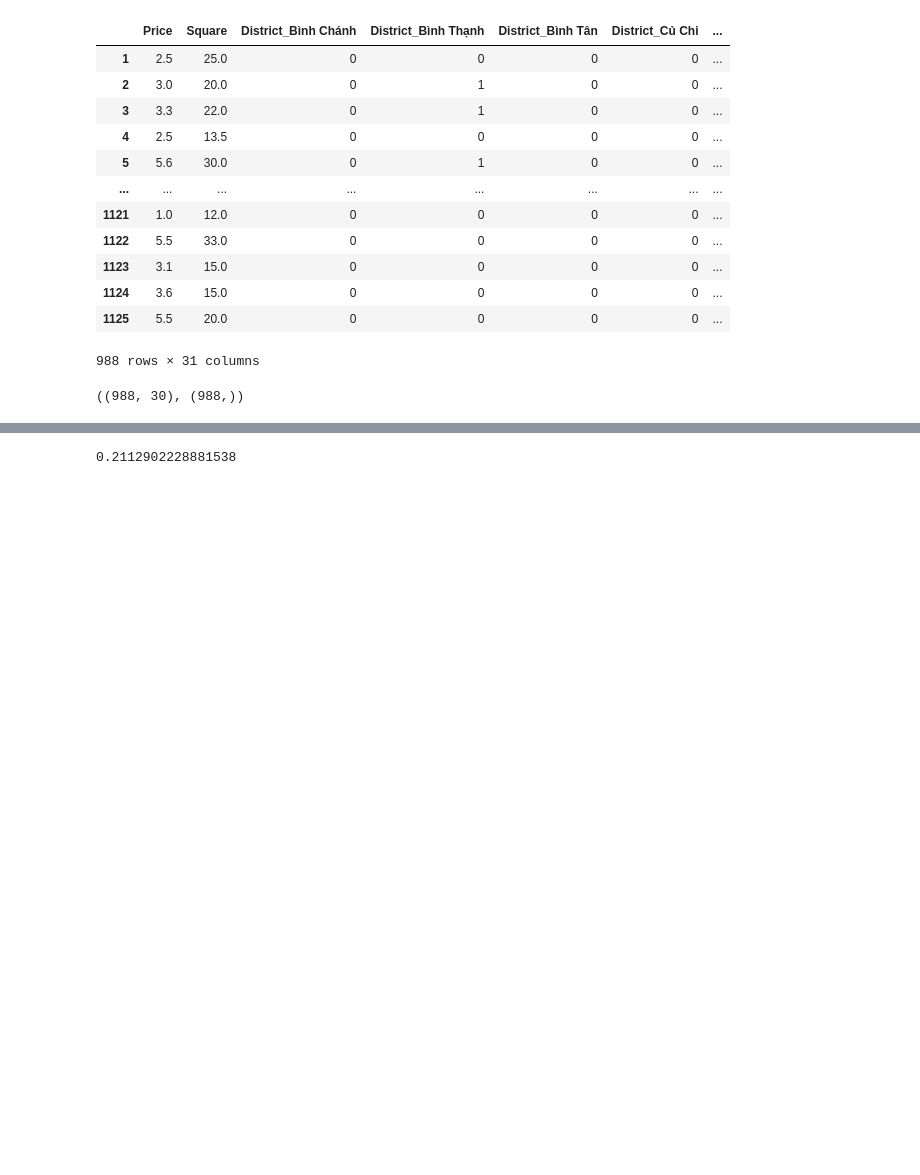
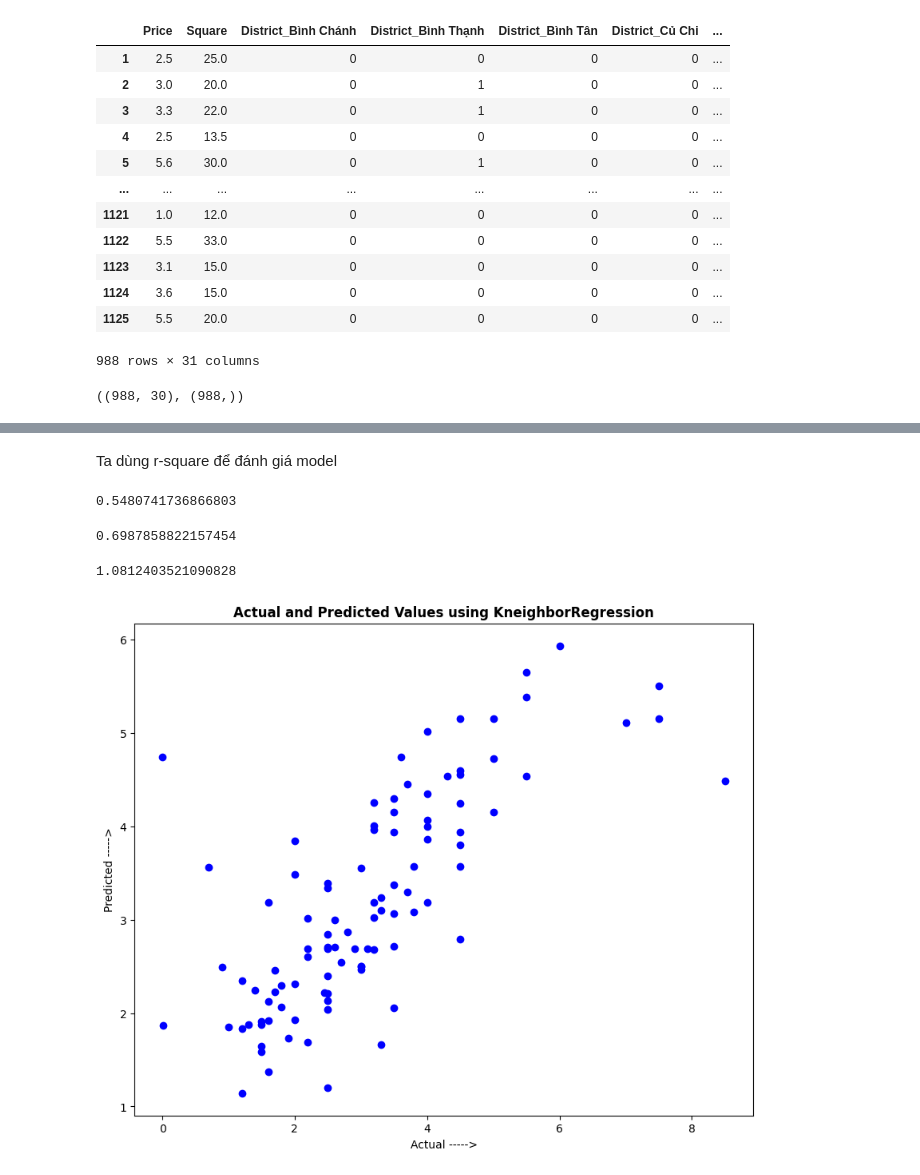
Before and after one commit to flyboy13/NM-KHDL, a Jupyter notebook: project_code/model.ipynb, the cells around one changed output, grey strips where cells are left out. Cells and saved outputs as stored; diff of their text form; code cells hidden in the pictures; blank space fills up the shorter version.

Commit message:
Chạy model kneighborsRegressor

```diff
--- a/project_code/model.ipynb
+++ b/project_code/model.ipynb
@@ -261,7 +261,7 @@ X.shape, y.shape
 ((988, 30), (988,))
 # %%
 # Split train / test
-X_train, X_test, y_train, y_test = train_test_split(X, y, test_size=0.3, random_state=42)
+X_train, X_test, y_train, y_test = train_test_split(X, y, test_size=0.1)
 # %%
 scaler = RobustScaler()
 scaler.fit_transform(X_train, y_train)
@@ -334,9 +290,32 @@ Average_Score_Model(Lasso(), X_train, y_train, size=0.25, cv=10)
 # %%
-model =
+model = Ridge()
 model.fit(X_train,y_train)
 y_predict = model.predict(X_test)
-score=r2_score(y_test,y_predict)
-score
-# %% [output]
-0.2112902228881538
+# %% [markdown]
+Ta dùng r-square để đánh giá model
+# %%
+score=r2_score(y_test,y_predict)
+score
+# %% [output]
+0.5480741736866803
+# %%
+score1 = mean_absolute_error(y_test,y_predict)
+score1
+# %% [output]
+0.6987858822157454
+# %%
+score2 = mean_squared_error(y_test,y_predict)
+score2
+# %% [output]
+1.0812403521090828
+# %%
+
+plt.figure(figsize = (10,8))
+plt.scatter(y_test,y_predict, color = "blue")
+plt.xlabel("Actual ----->")
+plt.ylabel("Predicted ----->")
+plt.title("Actual and Predicted Values using KneighborRegression", fontweight="bold")
+plt.show()
+# %% [output]
+[figure, added]
 # %%
```
Also changed, not shown: parts of 23 cells of this notebook.
